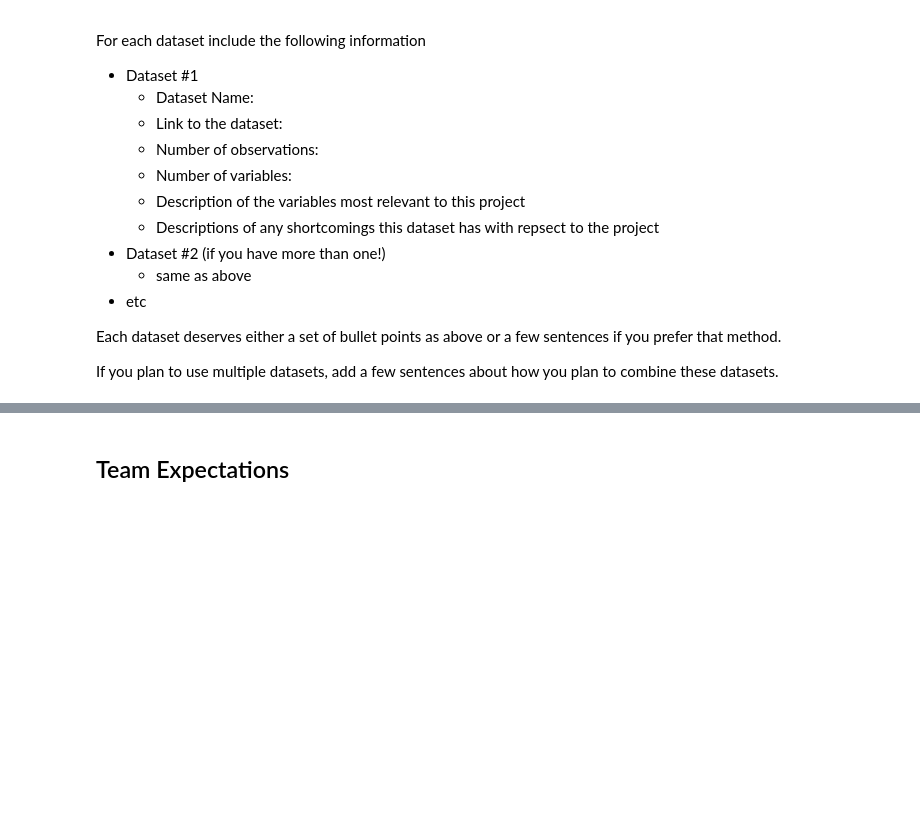
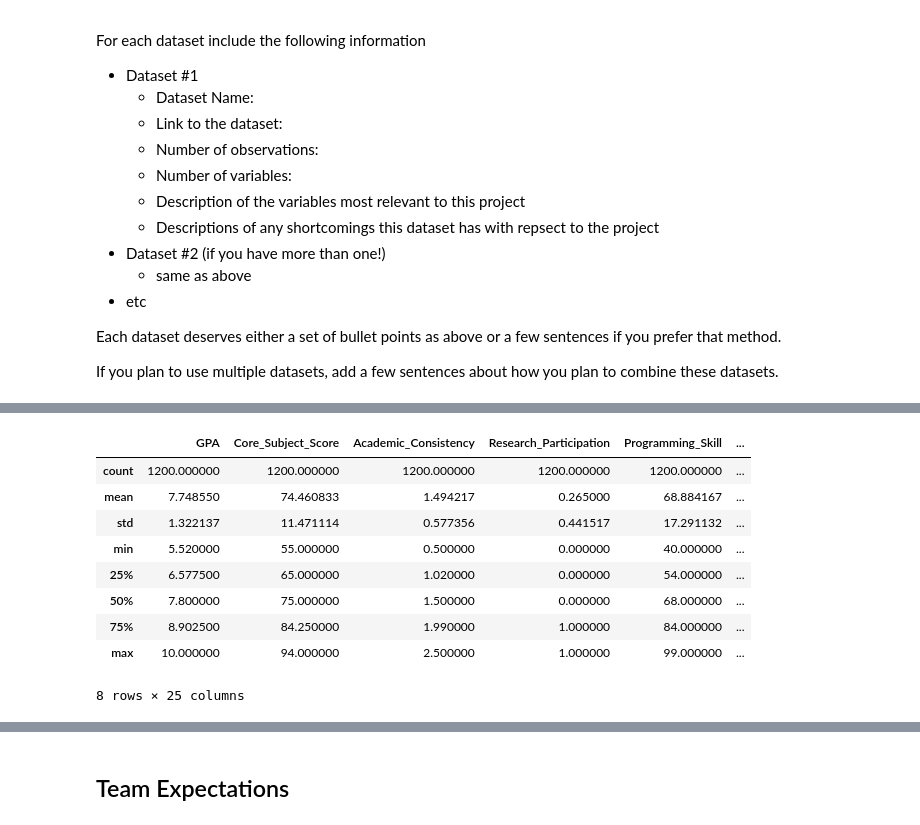
Before and after one commit to COGS108/Group144_WI26, a Jupyter notebook: 01-DataCheckpoint.ipynb, the cells around one changed output, grey strips where cells are left out. Saved outputs shown, nothing was run; the diff lists cells and outputs as text; code cells hidden in the pictures; blank space fills up the shorter version.

```diff
--- a/01-DataCheckpoint.ipynb
+++ b/01-DataCheckpoint.ipynb
@@ -135,0 +223,13 @@ Instructions: REPLACE the contents of this cell with your work, including any up
+# %%
+dropped.describe()
+# %% [output]
+|  | GPA | Core_Subject_Score | Academic_Consistency | Research_Participation | Programming_Skill | ... |
+| count | 1200.000000 | 1200.000000 | 1200.000000 | 1200.000000 | 1200.000000 | ... |
+| mean | 7.748550 | 74.460833 | 1.494217 | 0.265000 | 68.884167 | ... |
+| std | 1.322137 | 11.471114 | 0.577356 | 0.441517 | 17.291132 | ... |
+| min | 5.520000 | 55.000000 | 0.500000 | 0.000000 | 40.000000 | ... |
+| 25% | 6.577500 | 65.000000 | 1.020000 | 0.000000 | 54.000000 | ... |
+| 50% | 7.800000 | 75.000000 | 1.500000 | 0.000000 | 68.000000 | ... |
+| 75% | 8.902500 | 84.250000 | 1.990000 | 1.000000 | 84.000000 | ... |
+| max | 10.000000 | 94.000000 | 2.500000 | 1.000000 | 99.000000 | ... |
+8 rows × 25 columns
```
Also changed, not shown: parts of 23 cells of this notebook.
